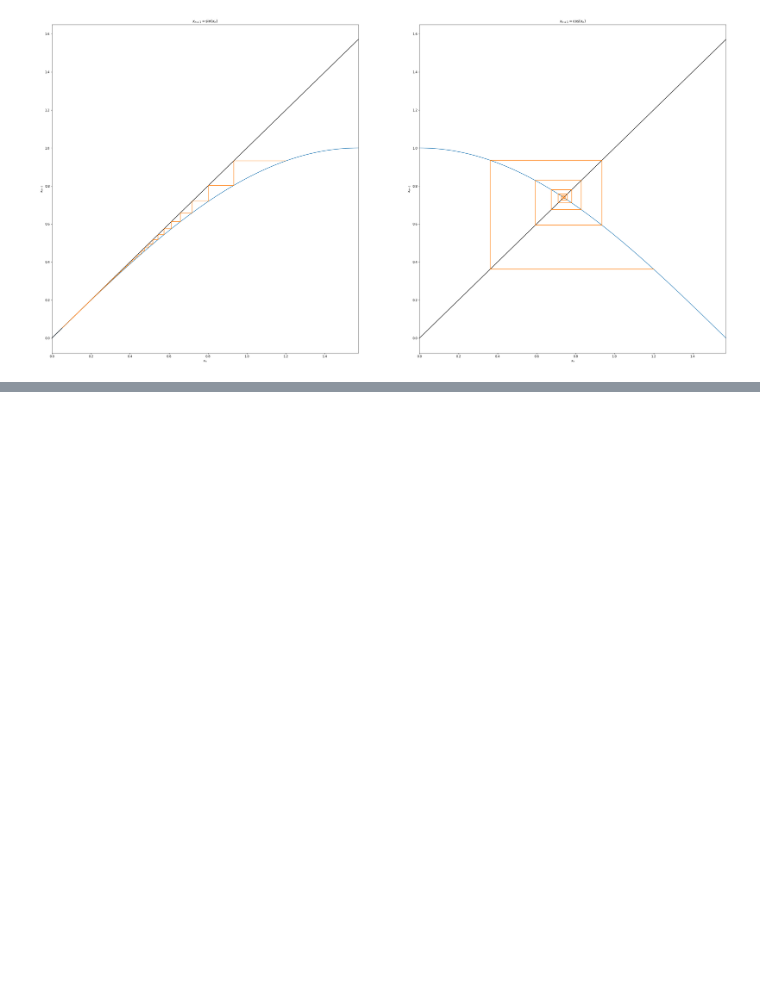
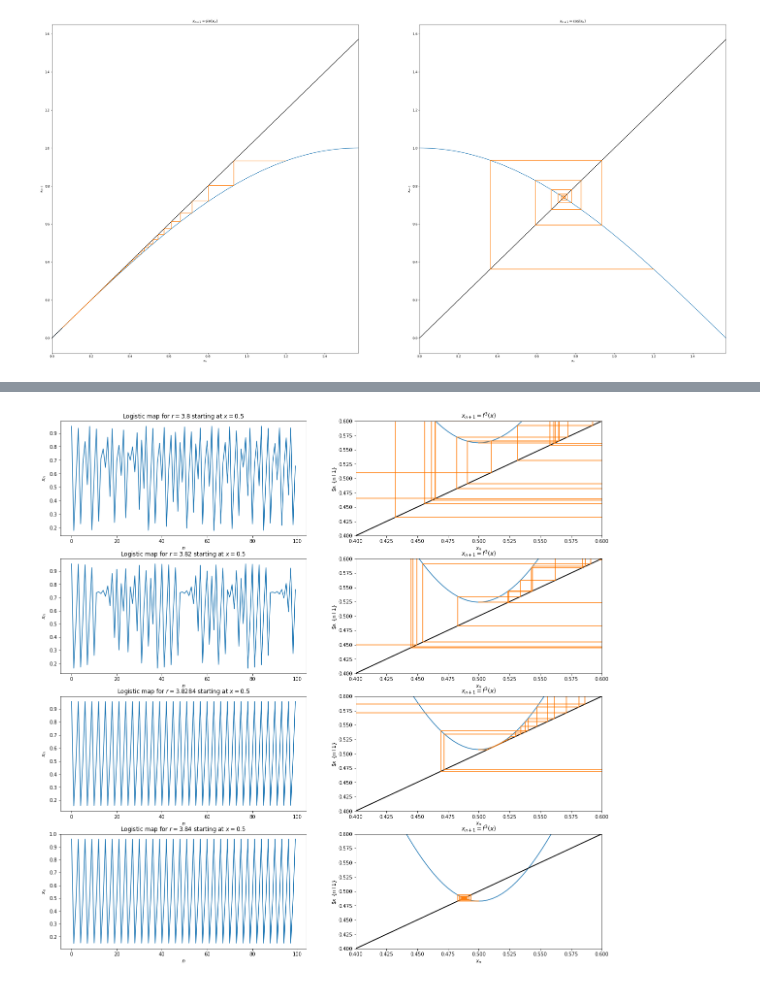
Before and after one commit to NRoboto/book-nonlinear-dynamics-chaos, a Jupyter notebook: 10-one-dimensional-maps.ipynb, the cells around one changed output, grey strips where cells are left out. Saved outputs shown, nothing was run; the diff lists cells and outputs as text; code cells hidden in the pictures; blank space fills up the shorter version.

```diff
--- a/10-one-dimensional-maps.ipynb
+++ b/10-one-dimensional-maps.ipynb
@@ -59,0 +61,29 @@ Text(0.5, 0, '$r$')
+# %%
+import functools
+
+x = np.linspace(0, 1, 1000)
+
+logistic_map_3 = lambda r: np.vectorize(lambda x: logistic_map)
+def logistic_map_3(r):
+  map = logistic_map(r)
+  return np.vectorize(lambda x: map(map(map(x))))
+
+for idx, r in enumerate([3.8, 3.82, 3.8284, 3.84]):
+  plt.subplot(4, 2, idx * 2 + 1)
+  x = get_iterative_map_results(logistic_map(r), .5, 100)
+  n = [idx for idx, _ in enumerate(x)]
+  plt.plot(n, x)
+  plt.title(f"Logistic map for $r={r}$ starting at $x=0.5$")
+  plt.xlabel("$n$")
+  plt.ylabel("$x_n$")
+
+  plt.subplot(4, 2, idx * 2 + 2)
+  plt.plot([0, 1], [0, 1], color="black")
+  plot_cobweb(logistic_map_3(r), [.5], 100)
+  plt.xlim([0.4, .6])
+  plt.ylim([0.4, .6])
+  plt.title("$x_{n+1} = f^3(x)$")
+  plt.ylabel("$x_{n+1}")
+  plt.xlabel("$x_n$")
+# %% [output]
+[figure, added]
```
Also changed, not shown: parts of 5 cells of this notebook.
